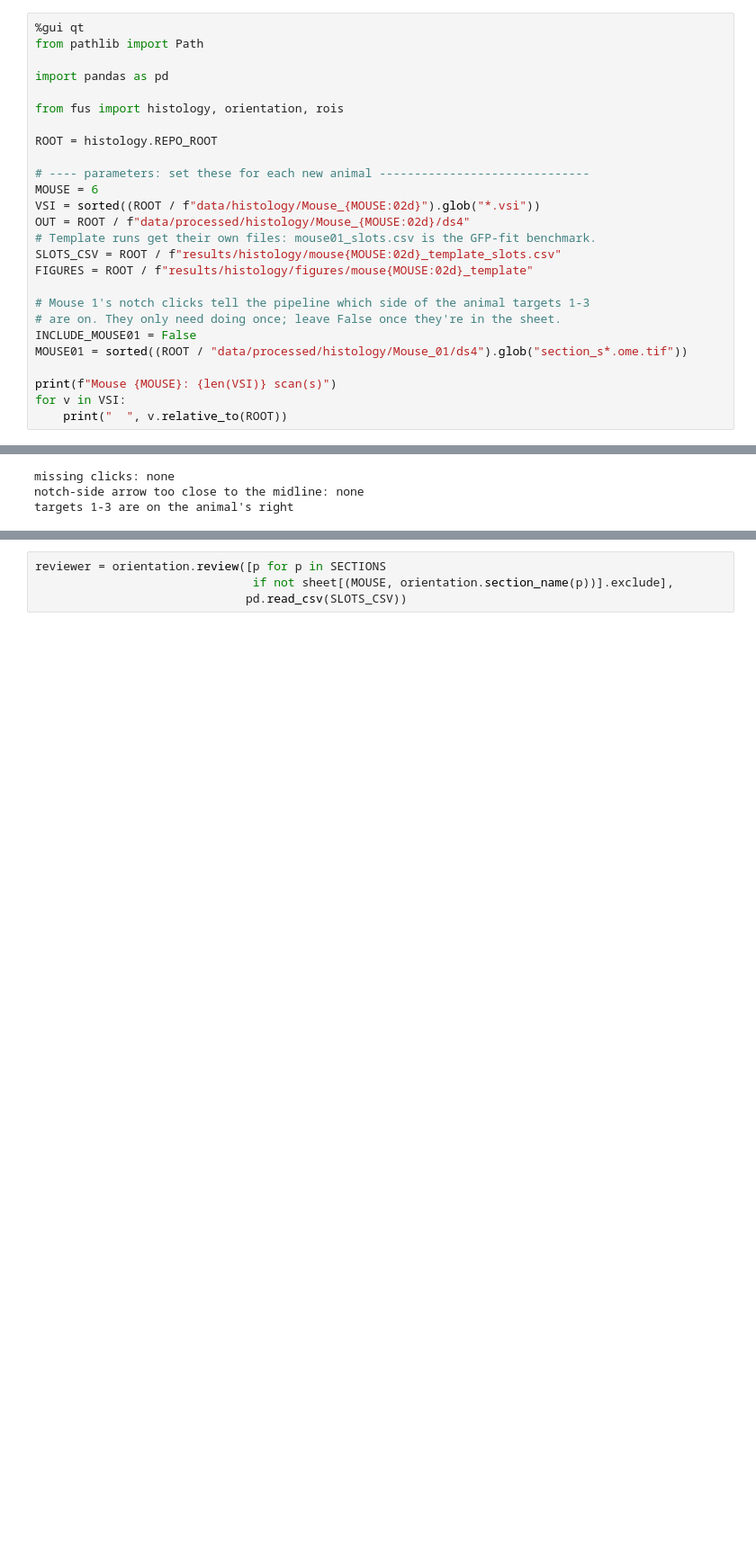
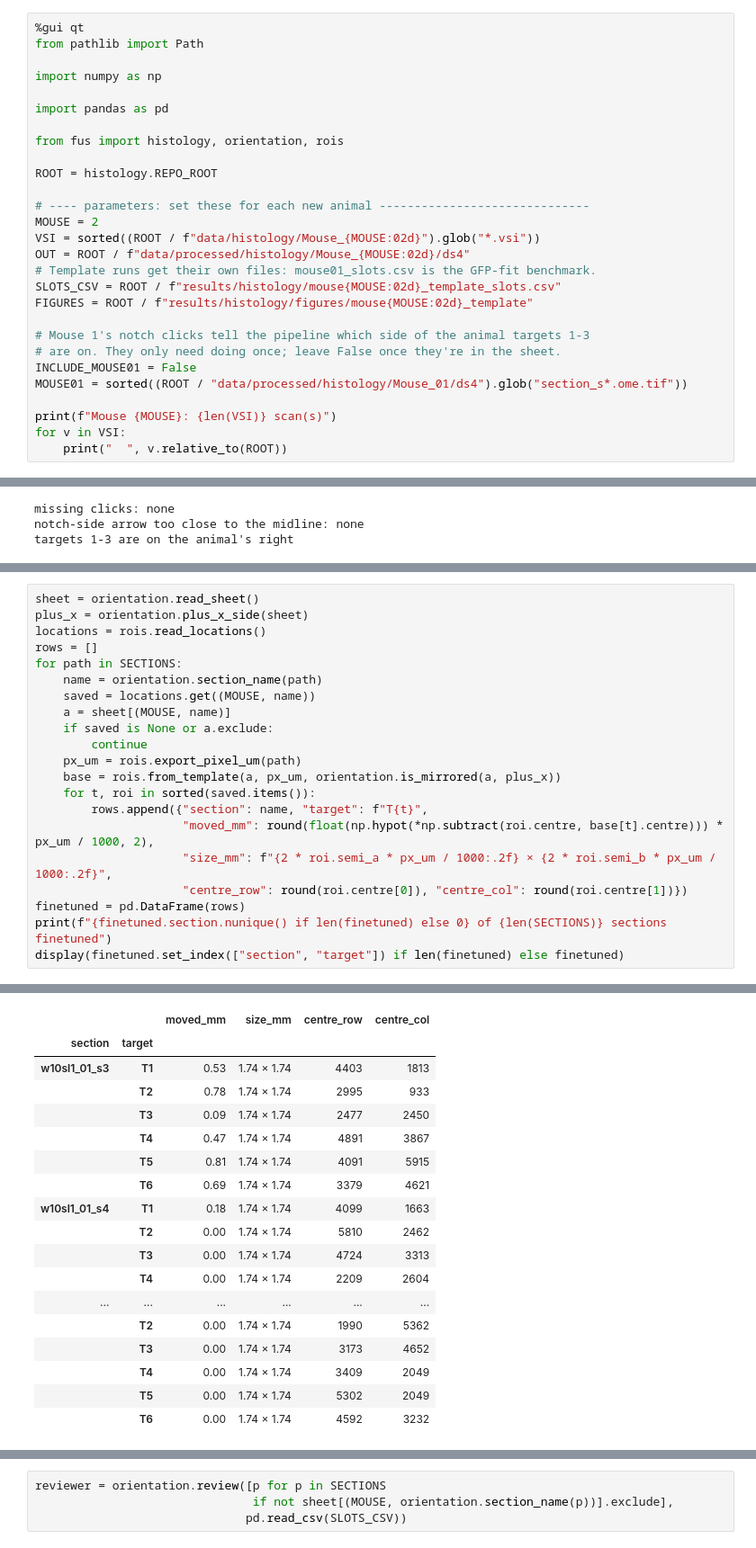
Before and after one commit to andrewbrodriguez/fus-controller, a Jupyter notebook: notebooks/ingest_new_histology.ipynb, the cells around one changed output, grey strips where cells are left out. Shown at 90% size. Saved outputs shown, nothing was run; the diff lists cells and outputs as text; blank space fills up the shorter version.

```diff
--- a/notebooks/ingest_new_histology.ipynb
+++ b/notebooks/ingest_new_histology.ipynb
@@ -18,6 +17,8 @@ Why the clicks are needed: `docs/histology-pipeline.md#mouse_02`. Kernel: **Pyth
 # %%
 %gui qt
 from pathlib import Path
+
+import numpy as np
 
 import pandas as pd
 
@@ -26,7 +27,7 @@ from fus import histology, orientation, rois
 ROOT = histology.REPO_ROOT
 
 # ---- parameters: set these for each new animal ------------------------------
-MOUSE = 6
+MOUSE = 2
 VSI = sorted((ROOT / f"data/histology/Mouse_{MOUSE:02d}").glob("*.vsi"))
 OUT = ROOT / f"data/processed/histology/Mouse_{MOUSE:02d}/ds4"
 # Template runs get their own files: mouse01_slots.csv is the GFP-fit benchmark.
@@ -137,0 +163,22 @@ targets 1-3 are on the animal's right
+# %%
+sheet = orientation.read_sheet()
+plus_x = orientation.plus_x_side(sheet)
+locations = rois.read_locations()
+rows = []
+for path in SECTIONS:
+    name = orientation.section_name(path)
+    saved = locations.get((MOUSE, name))
+    a = sheet[(MOUSE, name)]
+    if saved is None or a.exclude:
+        continue
+    px_um = rois.export_pixel_um(path)
+    base = rois.from_template(a, px_um, orientation.is_mirrored(a, plus_x))
+    for t, roi in sorted(saved.items()):
+        rows.append({"section": name, "target": f"T{t}",
+                     "moved_mm": round(float(np.hypot(*np.subtract(roi.centre, base[t].centre))) * px_um / 1000, 2),
+                     "size_mm": f"{2 * roi.semi_a * px_um / 1000:.2f} × {2 * roi.semi_b * px_um / 1000:.2f}",
+                     "centre_row": round(roi.centre[0]), "centre_col": round(roi.centre[1])})
+finetuned = pd.DataFrame(rows)
+print(f"{finetuned.section.nunique() if len(finetuned) else 0} of {len(SECTIONS)} sections finetuned")
+display(finetuned.set_index(["section", "target"]) if len(finetuned) else finetuned)
+# %% [output]
@@ -138 +186,19 @@ targets 1-3 are on the animal's right
+|  |  | moved_mm | size_mm | centre_row | centre_col |
+| section | target |  |  |  |  |
+| w10sl1_01_s3 | T1 | 0.53 | 1.74 × 1.74 | 4403 | 1813 |
+|  | T2 | 0.78 | 1.74 × 1.74 | 2995 | 933 |
+|  | T3 | 0.09 | 1.74 × 1.74 | 2477 | 2450 |
+|  | T4 | 0.47 | 1.74 × 1.74 | 4891 | 3867 |
+|  | T5 | 0.81 | 1.74 × 1.74 | 4091 | 5915 |
+|  | T6 | 0.69 | 1.74 × 1.74 | 3379 | 4621 |
+| w10sl1_01_s4 | T1 | 0.18 | 1.74 × 1.74 | 4099 | 1663 |
+|  | T2 | 0.00 | 1.74 × 1.74 | 5810 | 2462 |
+|  | T3 | 0.00 | 1.74 × 1.74 | 4724 | 3313 |
+|  | T4 | 0.00 | 1.74 × 1.74 | 2209 | 2604 |
+| ... | ... | ... | ... | ... | ... |
+|  | T2 | 0.00 | 1.74 × 1.74 | 1990 | 5362 |
+|  | T3 | 0.00 | 1.74 × 1.74 | 3173 | 4652 |
+|  | T4 | 0.00 | 1.74 × 1.74 | 3409 | 2049 |
+|  | T5 | 0.00 | 1.74 × 1.74 | 5302 | 2049 |
+|  | T6 | 0.00 | 1.74 × 1.74 | 4592 | 3232 |
 # %% [markdown]
```
Also changed, not shown: parts of 11 cells of this notebook.
